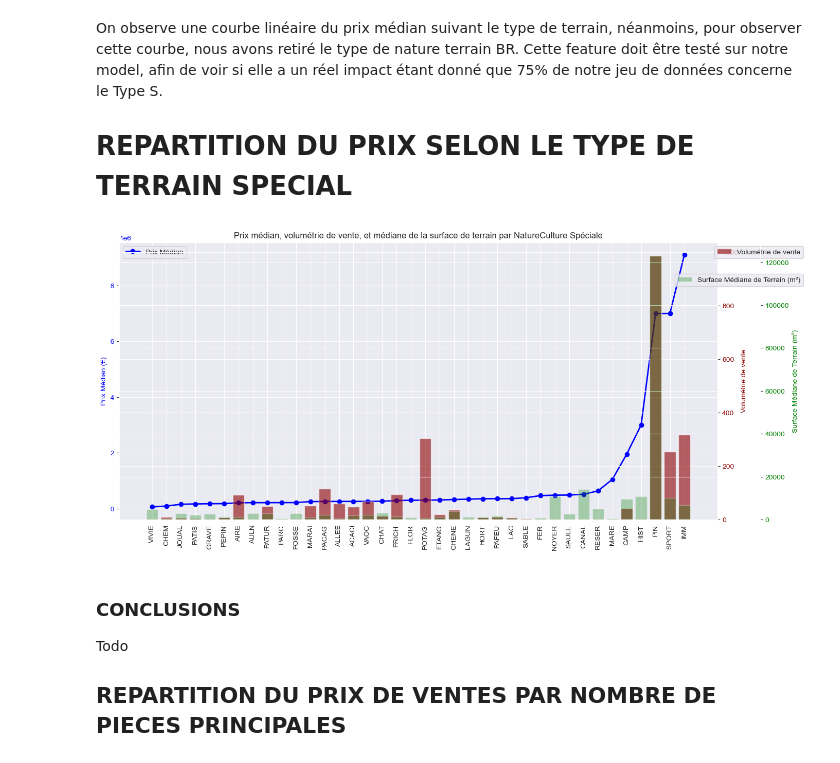
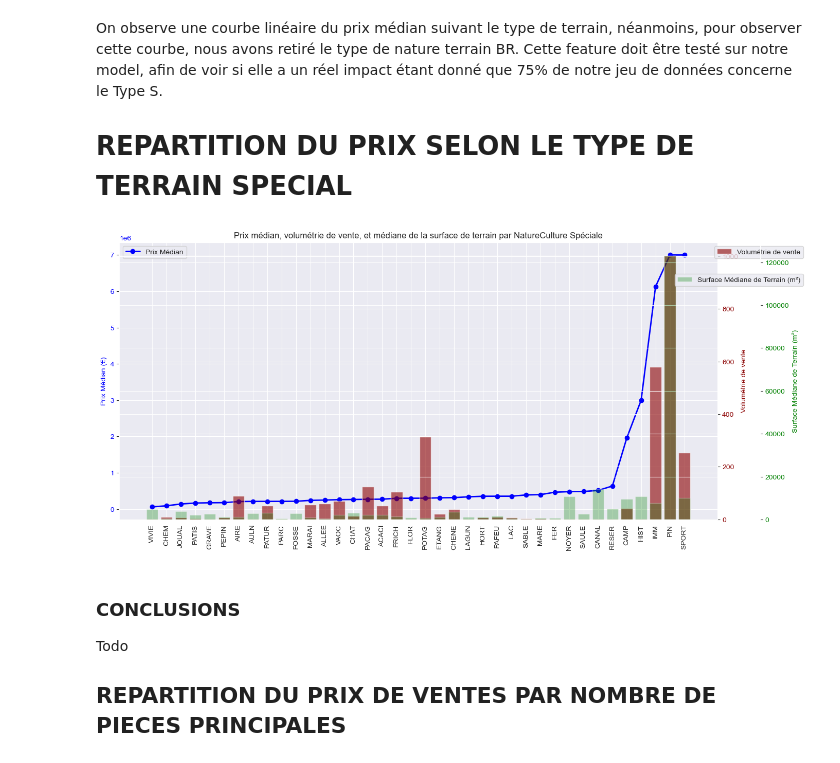
Before and after one commit to Jonathan2433/DOMO_DATA_PRICE_ANALYS, a Jupyter notebook: NOTEBOOKS/00_DATA_ANALYSE_OF_PRICES.ipynb, the cells around one changed output. Cells and saved outputs as stored; diff of their text form; code cells hidden in the pictures.

```diff
--- a/NOTEBOOKS/00_DATA_ANALYSE_OF_PRICES.ipynb
+++ b/NOTEBOOKS/00_DATA_ANALYSE_OF_PRICES.ipynb
@@ -153,10 +146,10 @@ df.describe()
  ### AJOUT D'UNE FOURCHETTE DE PRIX
 # %%
 # Définir les tranches de valeur foncière
-bins = [50000, 100000, 150000, 200000, 250000, 300000, 400000, 500000, 600000, 750000, 1000000, 1500000, 2000000, 3000000, 4000000, 5000000, 6000000, df['ValeurFonciere'].max()]
+bins = [50000, 100000, 150000, 200000, 250000, 300000, 400000, 500000, 600000, 750000, 1000000, 1500000, 2000000, 3000000, 4000000, 5000000, 6000000, df['Prix'].max()]
 
 # Utiliser cut pour créer une nouvelle colonne 'Tranche'
-df['slice'] = pd.cut(df['ValeurFonciere'], bins=bins, right=False)
+df['slice'] = pd.cut(df['Prix'], bins=bins, right=False)
 # %% [markdown]
 ### AFFICHAGE DU NOMBRE DE BIENS PAR FOURCHETTE DE PRIX DE VENTE
 # %%
@@ -203,17 +196,17 @@ plt.show()
 
 ### FEATURES ENGINEERING POUR CREER DE NOUVELLES FEATURES TEMPORELLES
 # %%
-# Convertir la colonne 'DateMutation' en datetime si ce n'est pas déjà fait
-df['DateMutation'] = pd.to_datetime(df['DateMutation'])
+# Convertir la colonne 'DT_Date' en datetime si ce n'est pas déjà fait
+df['DT_Date'] = pd.to_datetime(df['DT_Date'])
 
 # Extraire le numéro du trimestre de chaque date
-df['quarter'] = df['DateMutation'].dt.quarter
+df['quarter'] = df['DT_Date'].dt.quarter
 
 # Extraire l'année
-df['Year'] = df['DateMutation'].dt.year
+df['Year'] = df['DT_Date'].dt.year
 
 # Extraire le mois
-df['Month'] = df['DateMutation'].dt.month
+df['Month'] = df['DT_Date'].dt.month
 
 df
 # %% [output]
@@ -503,13 +496,12 @@ On observe un nombre d'individu par tranche de surface terrain similaire qui est
 
 # ANALYSE DU PRIX DE VENTE PAR SURFACE BATI
 # %%
-
 # Découpez la surface du terrain en tranches égales selon les quantiles
 # Notez que nous utilisons `duplicates='drop'` pour éviter les erreurs dans les cas où il y aurait des quantiles identiques
-df['SurfaceBatiCat'] = pd.qcut(df['SurfaceReelleBati'], q=10, duplicates='drop')
+df['SurfaceBatiCat'] = pd.qcut(df['SurfaceBati'], q=10, duplicates='drop')
 
 # Calculez le prix médian de vente pour chaque tranche de surface de terrain
-prix_moyen_par_surface_bati = df.groupby('SurfaceBatiCat')['ValeurFonciere'].median()
+prix_moyen_par_surface_bati = df.groupby('SurfaceBatiCat')['Prix'].median()
 
 # Calculez la volumétrie des biens pour chaque tranche de surface de terrain
 volumetrie_par_surface_bati = df['SurfaceBatiCat'].value_counts().reindex(prix_moyen_par_surface_bati.index)
@@ -550,9 +542,6 @@ On observe une courbe linéaire du prix médian suivant la surface Bati, cette f
 
 # ANALYSE DU PRIX SELON LA SURFACE CARREZ TOTAL (FEATURE ENGINEERING POUR LA CREATION DE LA FEATURE SurfaceCarrez
 # %%
-# Calcul de la surface carrez totale
-df['SurfaceCarrez'] = df['SurfaceCarrez1erLot'] + df['SurfaceCarrez2emeLot'] + df['SurfaceCarrez3emeLot'] + df['SurfaceCarrez4emeLot'] + df['SurfaceCarrez5emeLot']
-
 # On garde seulement pour cette analys les biens avec une surface carrez
 biens_carrez = df[(df['SurfaceCarrez'] > 0)]
 
@@ -561,7 +550,7 @@ biens_carrez = df[(df['SurfaceCarrez'] > 0)]
 biens_carrez['SurfaceCarrezCat'] = pd.qcut(biens_carrez['SurfaceCarrez'], q=50, duplicates='drop')
 
 # Calculez le prix médian de vente pour chaque tranche de surface de terrain
-prix_moyen_par_surface_carrez = biens_carrez.groupby('SurfaceCarrezCat')['ValeurFonciere'].median()
+prix_moyen_par_surface_carrez = biens_carrez.groupby('SurfaceCarrezCat')['Prix'].median()
 
 # Calculez la volumétrie des biens pour chaque tranche de surface de terrain
 volumetrie_par_surface_carrez = biens_carrez['SurfaceCarrezCat'].value_counts().reindex(prix_moyen_par_surface_carrez.index)
@@ -654,50 +641,50 @@ Cette feature doit être testé sur notre model, afin de voir si elle a un réel
 
 # REPARTITION DU PRIX SELON LE TYPE DE TERRAIN SPECIAL
 # %%
-# Filtrez les données pour exclure les valeurs manquantes ou inutiles dans 'NatureCultureSpeciale'
-temp = df.dropna(subset=['NatureCultureSpeciale'])
+# Filtrez les données pour exclure les valeurs manquantes ou inutiles dans 'NatureCultureSpecialeName'
+temp = df.dropna(subset=['NatureCultureSpecialeName'])
 
-# Calculez le prix médian de vente pour chaque 'NatureCultureSpeciale'
-prix_median_natureculture_speciale = temp.groupby('NatureCultureSpeciale')['ValeurFonciere'].median().sort_values()
+# Calculez le prix médian de vente pour chaque 'NatureCultureSpecialeName'
+prix_median_natureculture_speciale = temp.groupby('NatureCultureSpecialeName')['Prix'].median().sort_values()
 
-# Calculez la volumétrie des ventes pour chaque 'NatureCultureSpeciale'
-volumetrie_natureculture_speciale = temp['NatureCultureSpeciale'].value_counts().reindex(prix_median_natureculture_speciale.index)
+# Calculez la volumétrie des ventes pour chaque 'NatureCultureSpecialeName'
+volumetrie_natureculture_speciale = temp['NatureCultureSpecialeName'].value_counts().reindex(prix_median_natureculture_speciale.index)
 
-# Calculez la médiane de la surface de terrain pour chaque 'NatureCultureSpeciale'
-median_surface_natureculture_speciale = temp.groupby('NatureCultureSpeciale')['SurfaceTerrain'].median().reindex(prix_median_natureculture_speciale.index)
+# Calculez la médiane de la surface de terrain pour chaque 'NatureCultureSpecialeName'
+median_surface_natureculture_speciale = temp.groupby('NatureCultureSpecialeName')['SurfaceTerrain'].median().reindex(prix_median_natureculture_speciale.index)
 
 # Création de la figure et des axes
 fig, ax1 = plt.subplots(figsize=(15, 7))
 
 # Premier axe - prix médian en ligne (bleue)
 ax1.plot(prix_median_natureculture_speciale.index, prix_median_natureculture_speciale.values, color='blue', marker='o', linestyle='-', linewidth=2, label='Prix Médian')
 ax1.set_ylabel('Prix Médian (€)', color='blue')
 ax1.tick_params(axis='y', labelcolor='blue')
 ax1.set_title('Prix médian, volumétrie de vente, et médiane de la surface de terrain par NatureCulture Spéciale')
 ax1.set_xticklabels(prix_median_natureculture_speciale.index, rotation=90)
 
 # Deuxième axe - volumétrie des ventes en barres (rouges)
 ax2 = ax1.twinx()
 ax2.bar(volumetrie_natureculture_speciale.index, volumetrie_natureculture_speciale.values, color='darkred', alpha=0.6, label='Volumétrie de vente')
 ax2.set_ylabel('Volumétrie de vente', color='darkred')
 ax2.tick_params(axis='y', labelcolor='darkred')
 
 # Troisième axe - médiane de la surface de terrain en barres (vertes)
 ax3 = ax1.twinx()
 ax3.bar(median_surface_natureculture_speciale.index, median_surface_natureculture_speciale.values, alpha=0.3, color='green', label='Surface Médiane de Terrain (m²)')
 ax3.set_ylabel('Surface Médiane de Terrain (m²)', color='green')
 ax3.tick_params(axis='y', labelcolor='green')
 # Décaler le troisième axe pour éviter le chevauchement des barres rouges
 ax3.spines['right'].set_position(('outward', 60))
 
 # Ajouter des légendes
 ax1.legend(loc='upper left')
 ax2.legend(loc='upper right', bbox_to_anchor=(1.15, 1))
 ax3.legend(loc='upper right', bbox_to_anchor=(1.15, 0.9))
 
 plt.show()
 # %% [output]
-[figure, old version]
+[figure, new version]
 # %% [markdown]
 ### CONCLUSIONS
 
```
Also changed, not shown: parts of 25 cells of this notebook, 10 other files.
